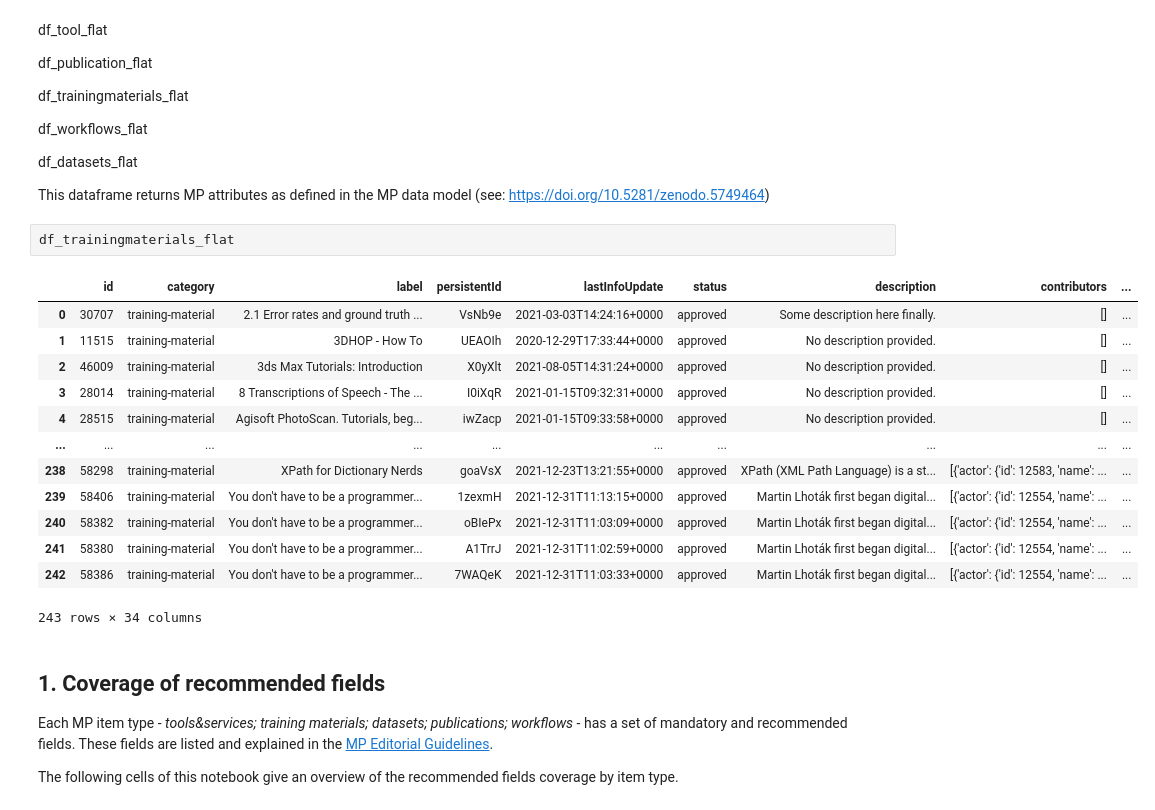
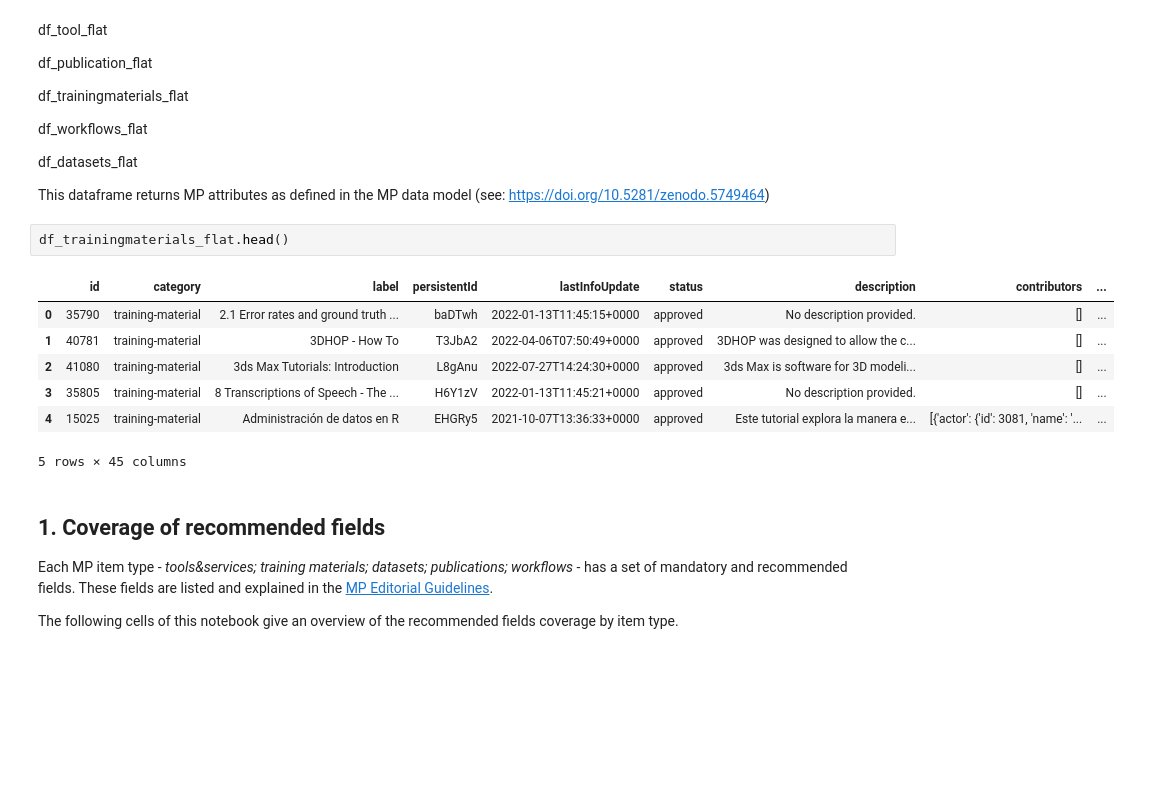
Before and after one commit to SSHOC/marketplace-curation, a Jupyter notebook: 3.4CurationFlagCoverage.ipynb, the cells around one changed output. Saved outputs shown, nothing was run; the diff lists cells and outputs as text; blank space fills up the shorter version.

```diff
--- a/3.4CurationFlagCoverage.ipynb
+++ b/3.4CurationFlagCoverage.ipynb
@@ -69,21 +69,15 @@ df_datasets_flat
 
 This dataframe returns MP attributes as defined in the MP data model (see: https://doi.org/10.5281/zenodo.5749464)
 # %%
-df_trainingmaterials_flat
+df_trainingmaterials_flat.head()
 # %% [output]
 |  | id | category | label | persistentId | lastInfoUpdate | status | description | contributors | ... |
-| 0 | 30707 | training-material | 2.1 Error rates and ground truth ... | VsNb9e | 2021-03-03T14:24:16+0000 | approved | Some description here finally. | [] | ... |
-| 1 | 11515 | training-material | 3DHOP - How To | UEAOIh | 2020-12-29T17:33:44+0000 | approved | No description provided. | [] | ... |
-| 2 | 46009 | training-material | 3ds Max Tutorials: Introduction | X0yXlt | 2021-08-05T14:31:24+0000 | approved | No description provided. | [] | ... |
-| 3 | 28014 | training-material | 8 Transcriptions of Speech - The ... | I0iXqR | 2021-01-15T09:32:31+0000 | approved | No description provided. | [] | ... |
-| 4 | 28515 | training-material | Agisoft PhotoScan. Tutorials, beg... | iwZacp | 2021-01-15T09:33:58+0000 | approved | No description provided. | [] | ... |
-| ... | ... | ... | ... | ... | ... | ... | ... | ... | ... |
-| 238 | 58298 | training-material | XPath for Dictionary Nerds | goaVsX | 2021-12-23T13:21:55+0000 | approved | XPath (XML Path Language) is a st... | [{'actor': {'id': 12583, 'name': ... | ... |
-| 239 | 58406 | training-material | You don't have to be a programmer... | 1zexmH | 2021-12-31T11:13:15+0000 | approved | Martin Lhoták first began digital... | [{'actor': {'id': 12554, 'name': ... | ... |
-| 240 | 58382 | training-material | You don't have to be a programmer... | oBIePx | 2021-12-31T11:03:09+0000 | approved | Martin Lhoták first began digital... | [{'actor': {'id': 12554, 'name': ... | ... |
-| 241 | 58380 | training-material | You don't have to be a programmer... | A1TrrJ | 2021-12-31T11:02:59+0000 | approved | Martin Lhoták first began digital... | [{'actor': {'id': 12554, 'name': ... | ... |
-| 242 | 58386 | training-material | You don't have to be a programmer... | 7WAQeK | 2021-12-31T11:03:33+0000 | approved | Martin Lhoták first began digital... | [{'actor': {'id': 12554, 'name': ... | ... |
+| 0 | 35790 | training-material | 2.1 Error rates and ground truth ... | baDTwh | 2022-01-13T11:45:15+0000 | approved | No description provided. | [] | ... |
+| 1 | 40781 | training-material | 3DHOP - How To | T3JbA2 | 2022-04-06T07:50:49+0000 | approved | 3DHOP was designed to allow the c... | [] | ... |
+| 2 | 41080 | training-material | 3ds Max Tutorials: Introduction | L8gAnu | 2022-07-27T14:24:30+0000 | approved | 3ds Max is software for 3D modeli... | [] | ... |
+| 3 | 35805 | training-material | 8 Transcriptions of Speech - The ... | H6Y1zV | 2022-01-13T11:45:21+0000 | approved | No description provided. | [] | ... |
+| 4 | 15025 | training-material | Administración de datos en R | EHGRy5 | 2021-10-07T13:36:33+0000 | approved | Este tutorial explora la manera e... | [{'actor': {'id': 3081, 'name': '... | ... |
-243 rows × 34 columns
+5 rows × 45 columns
 # %% [markdown]
 ## 1. Coverage of recommended fields
 
```
Also changed, not shown: parts of 15 cells of this notebook, 2 other files.
